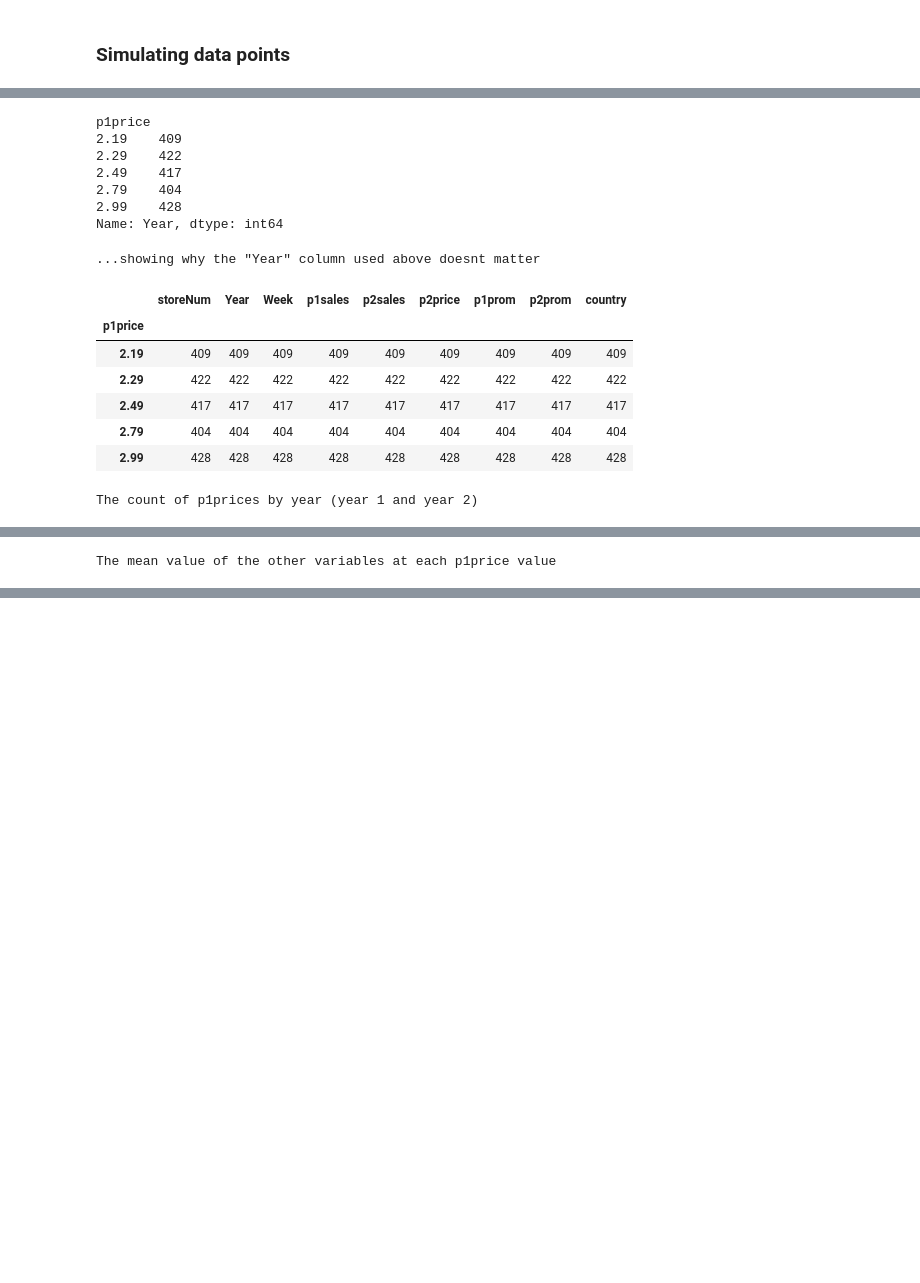
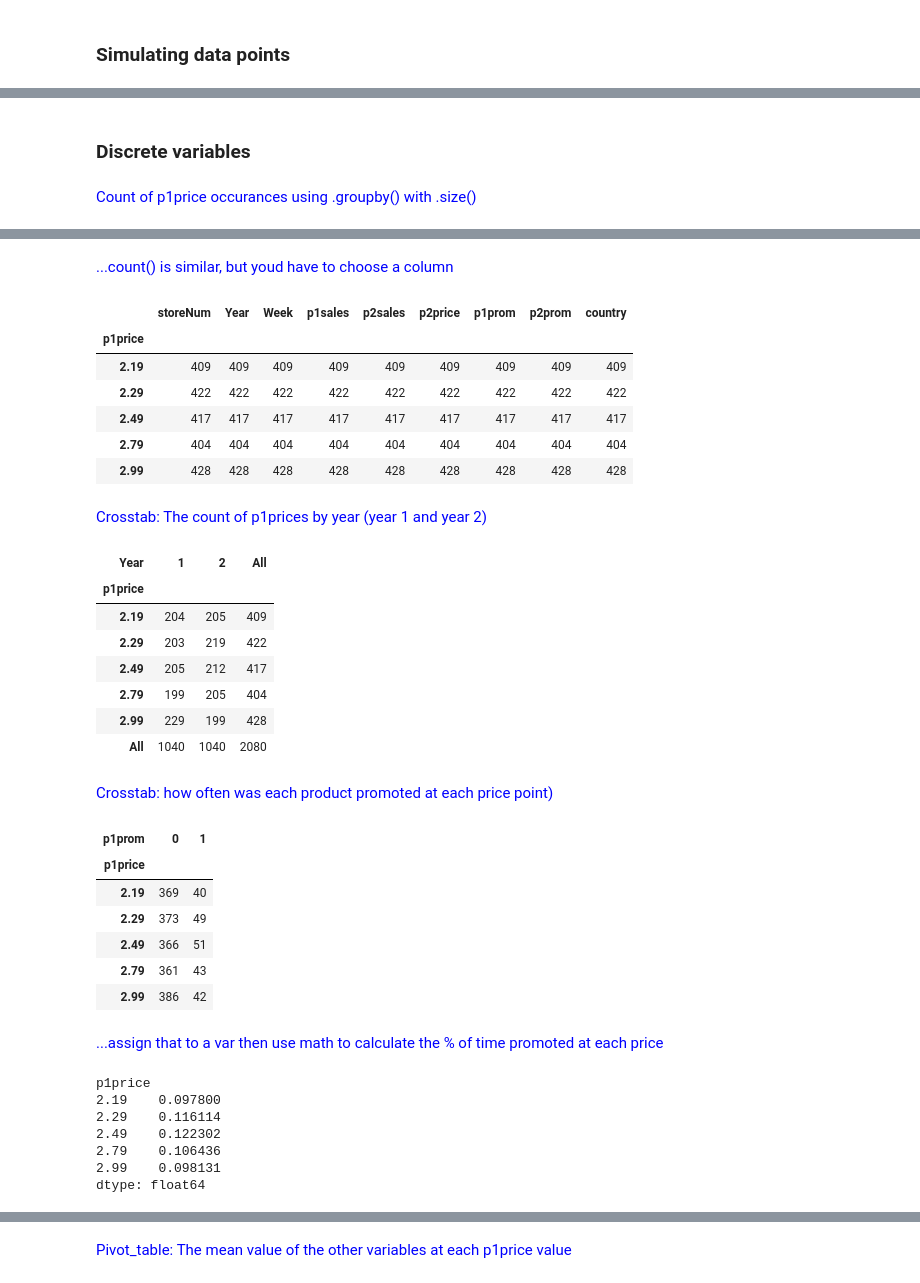
Before and after one commit to dyoung418/pandas-r-for-mktg, a Jupyter notebook: 3_simdata_plotting.ipynb, the cells around one changed output, grey strips where cells are left out. Drawn from its saved outputs; the diff is of its cells as text; code cells hidden in the pictures; blank space fills up the shorter version.

```diff
--- a/3_simdata_plotting.ipynb
+++ b/3_simdata_plotting.ipynb
@@ -14,0 +14,12 @@ import numpy as np
+# %%
+from IPython.display import Markdown, display
+def printmd(string, color=None):
+    if color:
+        colorstr = "<span style='color:{}'>{}</span>".format(color, string)
+        display(Markdown(colorstr))
+    else:
+        display(Markdown(string))
+
+#printmd("## title text")
+#printmd("**bold text**")
+#printmd("**bold and blue**", color="blue")
@@ -310,10 +498,18 @@ dtype: float64
+# %% [markdown]
+### Discrete variables
 # %%
-print('Count of p1price occurances')
-df_store.groupby(['p1price']).count().loc[:,'Year'] # 'Year' could have been any other column (as long as no NaN's in that column for p1price)
-print('...showing why the "Year" column used above doesnt matter')
+printmd('Count of p1price occurances using .groupby() with .size()', color='blue')
+df_store.groupby(['p1price']).size()
+printmd('...count() is similar, but youd have to choose a column', color='blue')
 df_store.groupby(['p1price']).count()
-print('The count of p1prices by year (year 1 and year 2)')
+printmd('Crosstab: The count of p1prices by year (year 1 and year 2)', color='blue')
 pd.crosstab(index=df_store.p1price, columns=df_store.Year, margins=True)
-print('The mean value of the other variables at each p1price value')
+printmd('Crosstab: how often was each product promoted at each price point)', color='blue')
+pd.crosstab(index=df_store.p1price, columns=df_store.p1prom)
+printmd('...assign that to a var then use math to calculate the % of time promoted at each price', color='blue')
+p1promo = pd.crosstab(index=df_store.p1price, columns=df_store.p1prom)
+p1promo[1] / (p1promo[0] + p1promo[1])
+printmd('Pivot_table: The mean value of the other variables at each p1price value', color='blue')
 pd.pivot_table(data=df_store, index=df_store.p1price, margins=True, aggfunc=np.mean)
 # %% [output]
+<span style='color:blue'>Count of p1price occurances using .groupby() with .size()</span>
@@ -321,16 +523,33 @@ Count of p1price occurances
+<span style='color:blue'>...count() is similar, but youd have to choose a column</span>
+|  | storeNum | Year | Week | p1sales | p2sales | p2price | p1prom | p2prom | country |
+| p1price |  |  |  |  |  |  |  |  |  |
+| 2.19 | 409 | 409 | 409 | 409 | 409 | 409 | 409 | 409 | 409 |
+| 2.29 | 422 | 422 | 422 | 422 | 422 | 422 | 422 | 422 | 422 |
+| 2.49 | 417 | 417 | 417 | 417 | 417 | 417 | 417 | 417 | 417 |
+| 2.79 | 404 | 404 | 404 | 404 | 404 | 404 | 404 | 404 | 404 |
+| 2.99 | 428 | 428 | 428 | 428 | 428 | 428 | 428 | 428 | 428 |
+<span style='color:blue'>Crosstab: The count of p1prices by year (year 1 and year 2)</span>
+| Year | 1 | 2 | All |
+| p1price |  |  |  |
+| 2.19 | 204 | 205 | 409 |
+| 2.29 | 203 | 219 | 422 |
+| 2.49 | 205 | 212 | 417 |
+| 2.79 | 199 | 205 | 404 |
+| 2.99 | 229 | 199 | 428 |
+| All | 1040 | 1040 | 2080 |
+<span style='color:blue'>Crosstab: how often was each product promoted at each price point)</span>
+| p1prom | 0 | 1 |
+| p1price |  |  |
+| 2.19 | 369 | 40 |
+| 2.29 | 373 | 49 |
+| 2.49 | 366 | 51 |
+| 2.79 | 361 | 43 |
+| 2.99 | 386 | 42 |
+<span style='color:blue'>...assign that to a var then use math to calculate the % of time promoted at each price</span>
 p1price
-2.19    409
-2.29    422
-2.49    417
-2.79    404
-2.99    428
-Name: Year, dtype: int64
+2.19    0.097800
+2.29    0.116114
+2.49    0.122302
+2.79    0.106436
+2.99    0.098131
+dtype: float64
-...showing why the "Year" column used above doesnt matter
-|  | storeNum | Year | Week | p1sales | p2sales | p2price | p1prom | p2prom | country |
-| p1price |  |  |  |  |  |  |  |  |  |
-| 2.19 | 409 | 409 | 409 | 409 | 409 | 409 | 409 | 409 | 409 |
-| 2.29 | 422 | 422 | 422 | 422 | 422 | 422 | 422 | 422 | 422 |
-| 2.49 | 417 | 417 | 417 | 417 | 417 | 417 | 417 | 417 | 417 |
-| 2.79 | 404 | 404 | 404 | 404 | 404 | 404 | 404 | 404 | 404 |
-| 2.99 | 428 | 428 | 428 | 428 | 428 | 428 | 428 | 428 | 428 |
-The count of p1prices by year (year 1 and year 2)
@@ -345 +555,0 @@ The count of p1prices by year (year 1 and year 2)
-The mean value of the other variables at each p1price value
@@ -353,0 +556 @@ The mean value of the other variables at each p1price value
+<span style='color:blue'>Pivot_table: The mean value of the other variables at each p1price value</span>
```
Also changed, not shown: parts of 24 cells of this notebook.
